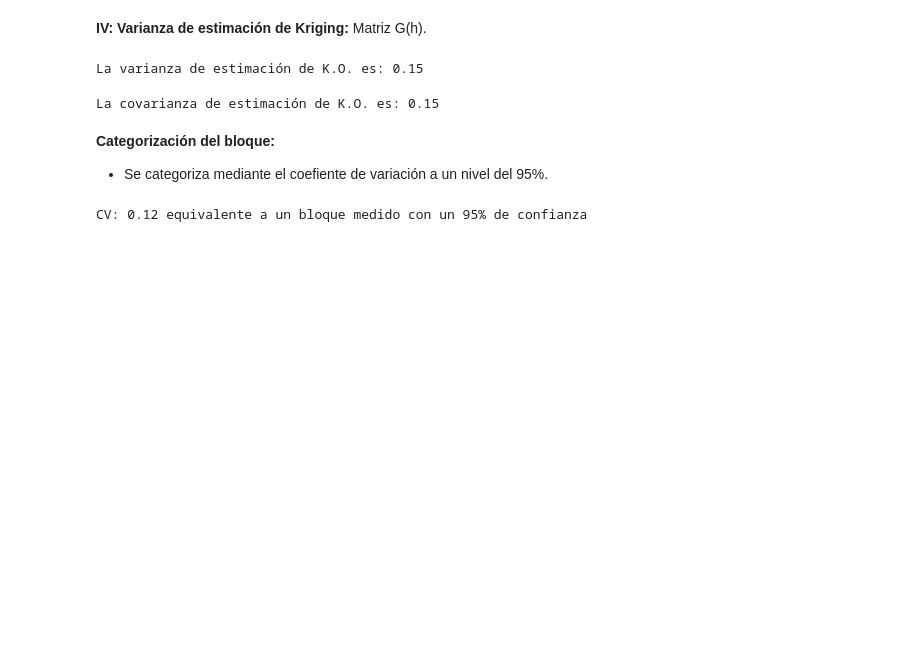
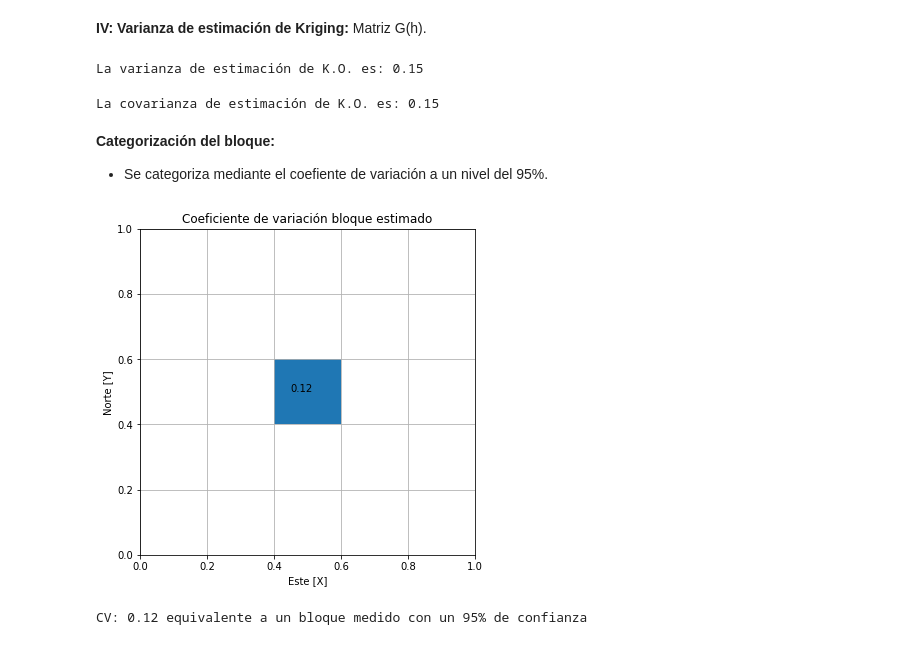
Before and after one commit to heberallin/Trabajos, a Jupyter notebook: UNIDAD I. EJEMPLO DE CATEGORIZACIÓN II.ipynb, the cells around one changed output. Cells and saved outputs as stored; diff of their text form; code cells hidden in the pictures; blank space fills up the shorter version.

Commit message:
Ejemplo manual error relativo de kriging
Categorización por error relativo de kriging ordinario a nivel de bloque.

```diff
--- a/UNIDAD I. EJEMPLO DE CATEGORIZACIÓN II.ipynb
+++ b/UNIDAD I. EJEMPLO DE CATEGORIZACIÓN II.ipynb
@@ -171,9 +152,9 @@ dfn = pd.DataFrame(data=nodos)
 dfn.rename(index={0:'n1', 1:'n2', 2:'n3', 3:'n4'}, inplace=True)
 
 m1n1 = np.sqrt((df.iloc[0,0] - dfn.iloc[0,0])**2 + (df.iloc[0,1] - dfn.iloc[0,1])**2)
-m1n2 = m1n1
-m1n3 = m1n1
-m1n4 = m1n1
+m1n2 = np.sqrt((df.iloc[0,0] - dfn.iloc[1,0])**2 + (df.iloc[0,1] - dfn.iloc[1,1])**2)
+m1n3 = np.sqrt((df.iloc[0,0] - dfn.iloc[2,0])**2 + (df.iloc[0,1] - dfn.iloc[2,1])**2)
+m1n4 = np.sqrt((df.iloc[0,0] - dfn.iloc[3,0])**2 + (df.iloc[0,1] - dfn.iloc[3,1])**2)
 
 m2n1 = np.sqrt((df.iloc[1,0] - dfn.iloc[0,0])**2 + (df.iloc[1,1] - dfn.iloc[0,1])**2)
 m2n2 = np.sqrt((df.iloc[1,0] - dfn.iloc[1,0])**2 + (df.iloc[1,1] - dfn.iloc[1,1])**2)
@@ -188,9 +169,9 @@ m3n4 = np.sqrt((df.iloc[2,0] - dfn.iloc[3,0])**2 + (df.iloc[2,1] - dfn.iloc[3,1]
 # Semivarianza mi a ni:
 
 gm1n1 = (((1.5*m1n1/a) - (0.5*(m1n1/a)**3))*c1)+c0
-gm1n2 = gm1n1
-gm1n3 = gm1n1
-gm1n4 = gm1n1
+gm1n2 = (((1.5*m1n2/a) - (0.5*(m1n2/a)**3))*c1)+c0
+gm1n3 = (((1.5*m1n3/a) - (0.5*(m1n3/a)**3))*c1)+c0
+gm1n4 = (((1.5*m1n4/a) - (0.5*(m1n4/a)**3))*c1)+c0
 
 gm2n1 = (((1.5*m2n1/a) - (0.5*(m2n1/a)**3))*c1)+c0
 gm2n2 = (((1.5*m2n2/a) - (0.5*(m2n2/a)**3))*c1)+c0
@@ -207,7 +188,7 @@ gm3n4 = (((1.5*m3n4/a) - (0.5*(m3n4/a)**3))*c1)+c0
 
 n= 4
 
-g1_b = (gm1n1*4)/n
+g1_b = (gm1n1+gm1n2+gm1n3+gm1n4)/n
 g2_b = (gm2n1 + gm2n2 + gm2n3 + gm2n4)/n
 g3_b = (gm3n1+ gm3n2+ gm3n3 + gm3n4)/n
 
@@ -304,12 +285,25 @@ La covarianza de estimación de K.O. es: 0.15
 
 * Se categoriza mediante el coefiente de variación a un nivel del 95%.
 # %%
+plt.figure(figsize=(6,6))
+ejeactual = plt.gca()
+ejeactual.add_patch(Rectangle((X , Y), 0.2, 0.2, fill=True, alpha=1)) #se proyecta un cuadrado de 0.2 x 0.2 desde X,Y. (*100)
+
 cv = (np.sqrt(var_g))*1.96/Zb
+
+plt.title("Coeficiente de variación bloque estimado")
+plt.grid(True) #Generación de una cuadricula en la figura.
+plt.text(0.45,0.5, round(cv,2))
+plt.xlabel("Este [X]")
+plt.ylabel("Norte [Y]")
+plt.show()
+
 if cv > 0.5:
     print("CV:", round(cv,2), "equivalente a un bloque inferido con un 95% de confianza")
 elif cv < 0.25:
     print("CV:", round(cv,2),"equivalente a un bloque medido con un 95% de confianza")
 else:
     print("CV:", round(cv,2),"equivalente a un bloque indicado con un 95% de confianza")
 # %% [output]
+[figure, added]
 CV: 0.12 equivalente a un bloque medido con un 95% de confianza
```
Also changed, not shown: parts of 5 cells of this notebook.
